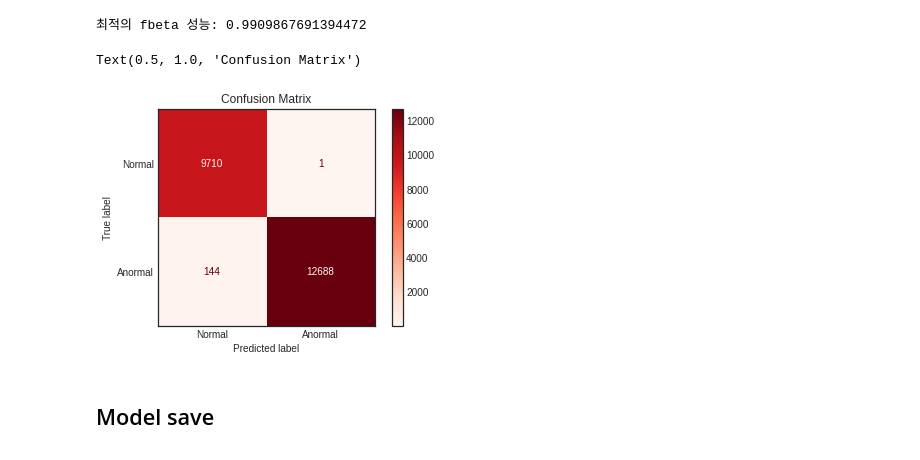
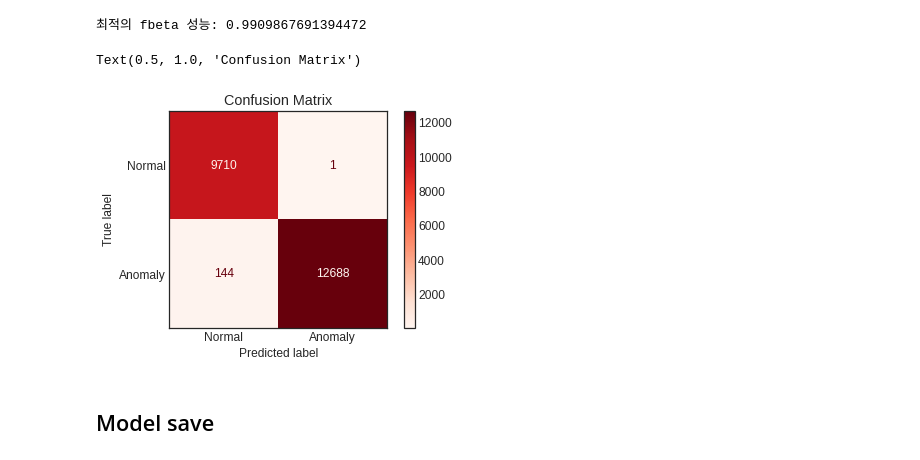
Before and after one commit to 17101934ksy/IISE_DataMining, a Jupyter notebook: project_ipynb/NSL_Model.ipynb, the cells around one changed output. Saved outputs shown, nothing was run; the diff lists cells and outputs as text; code cells hidden in the pictures.

```diff
--- a/project_ipynb/NSL_Model.ipynb
+++ b/project_ipynb/NSL_Model.ipynb
@@ -784,18 +784,18 @@ print(f'최적의 fbeta 성능: {fbeta_score(y_test, y_test_pred, beta=2)}')
 # %% [output]
 최적의 fbeta 성능: 0.9909867691394472
 # %%
-label=['Normal', 'Anormal']
+label=['Normal', 'Anomaly']
 
 plot = plot_confusion_matrix(lgb_model,
                              X_test, y_test,
                              display_labels=label,
                              cmap=plt.cm.Reds,
                              normalize=None)
 
 plot.ax_.set_title('Confusion Matrix')
 # %% [output]
 Text(0.5, 1.0, 'Confusion Matrix')
-[figure, old version]
+[figure, new version]
 # %% [markdown]
 ## Model save
 # %%
```
Also changed, not shown: parts of 2 cells of this notebook.
